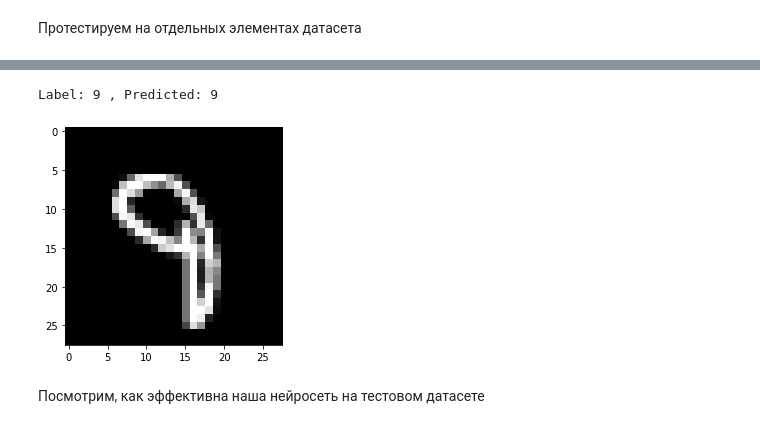
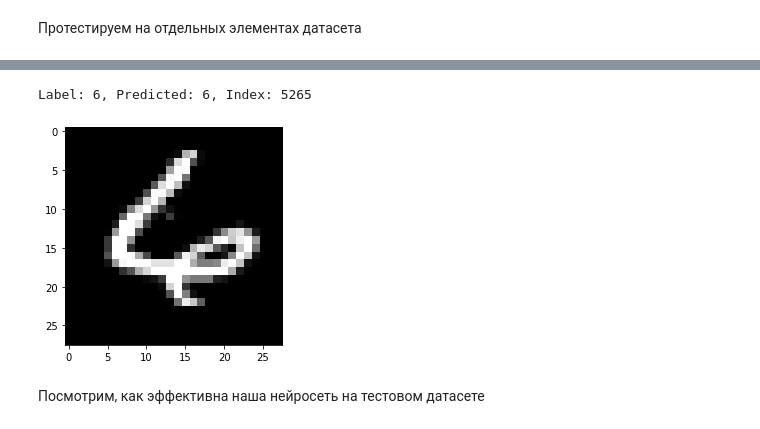
Before and after one commit to astatochek/mm-cw-04, a Jupyter notebook: note.ipynb, the cells around one changed output, grey strips where cells are left out. Drawn from its saved outputs; the diff is of its cells as text; code cells hidden in the pictures.

```diff
--- a/note.ipynb
+++ b/note.ipynb
@@ -211,5 +227,10 @@ def get_prediction(img, model: MnistModel) -> int:
     out = model(raw)
     _, preds  = torch.max(out, dim=1)
     return preds[0].item()
+
+def show_prediction(n: int) -> None:
+    img, label = test_dataset[n]
+    plt.imshow(img[0], cmap='gray')
+    print(f'Label: {label}, Predicted: {get_prediction(img, model)}, Index: {n}')
 # %% [markdown]
 Протестируем на отдельных элементах датасета
@@ -230,10 +237,8 @@ Label: 1 , Predicted: 1
-# %%
-img, label = test_dataset[193]
-plt.imshow(img[0], cmap='gray')
-print('Label:', label, ', Predicted:', get_prediction(img, model))
-# %% [output]
-Label: 9 , Predicted: 9
-[figure, removed]
+# %%
+show_prediction(np.random.randint(len(test_dataset)))
+# %% [output]
+Label: 6, Predicted: 6, Index: 5265
+[figure, added]
 # %% [markdown]
 Посмотрим, как эффективна наша нейросеть на тестовом датасете
 # %%
```
Also changed, not shown: parts of 4 cells of this notebook, 8 other files.
